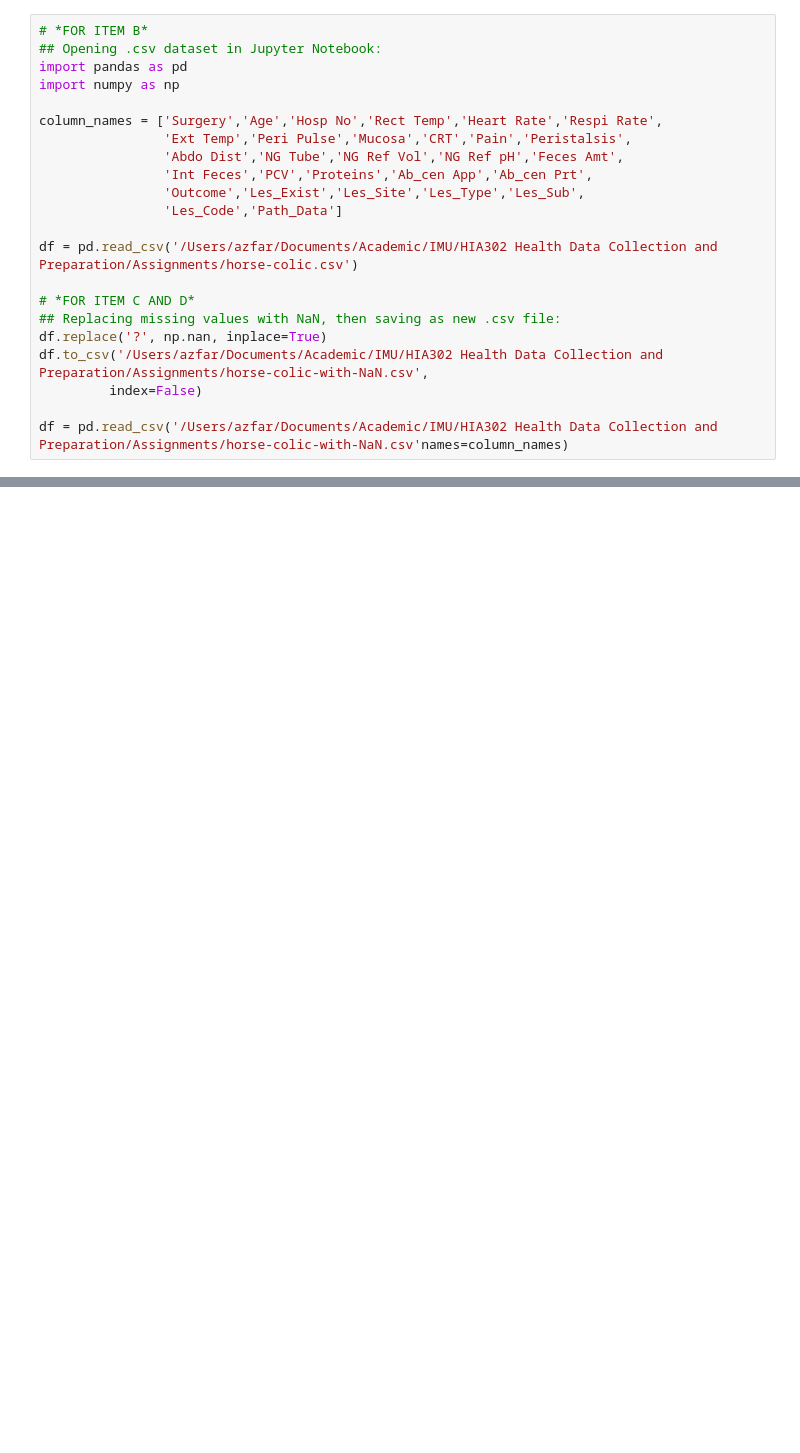
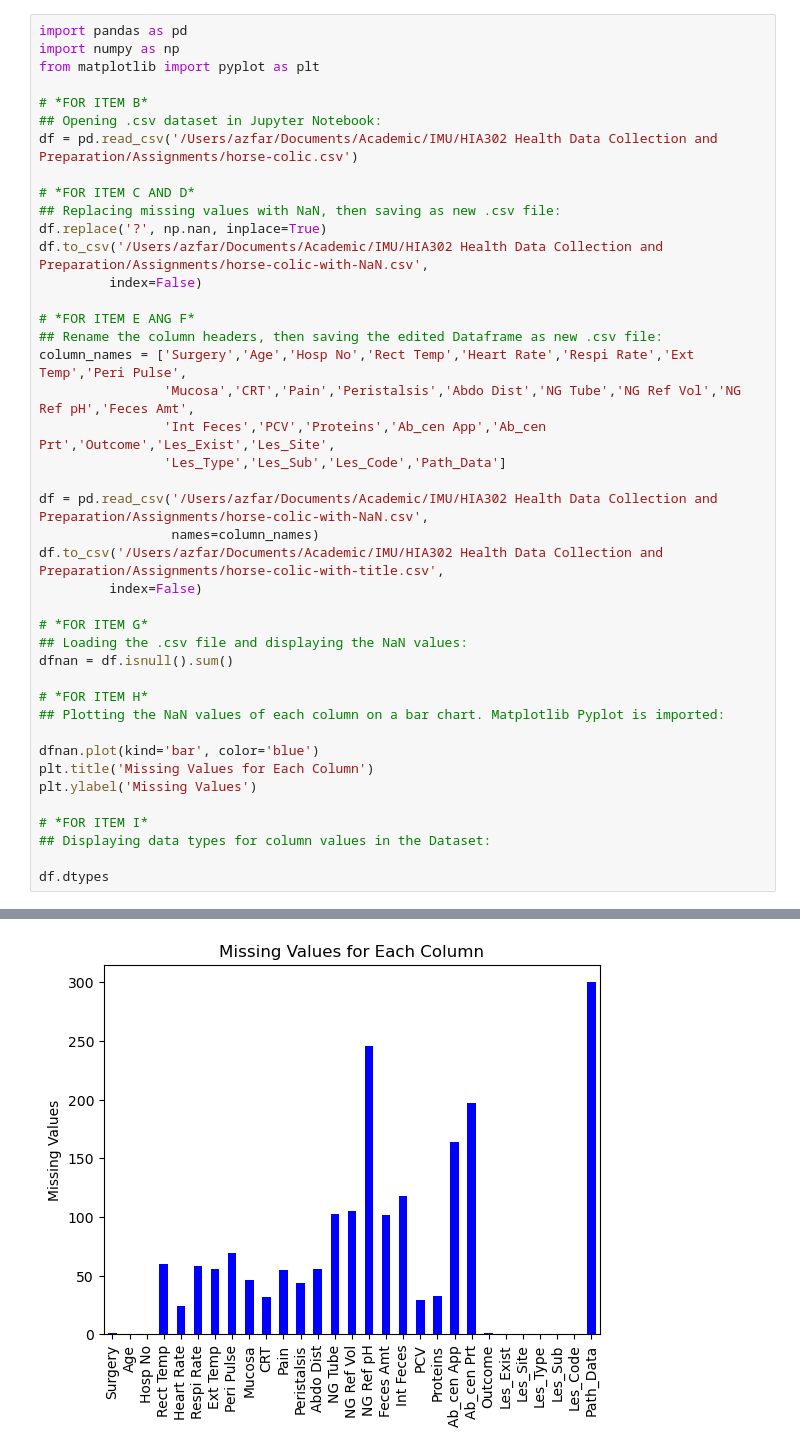
Before and after one commit to aah-41350/data-science, a Jupyter notebook: HIA302_Individual_AZFAR.ipynb, the cells around one changed output, grey strips where cells are left out. Drawn from its saved outputs; the diff is of its cells as text; blank space fills up the shorter version.

Commit message:
Update HIA302_Individual_AZFAR.ipynb
Small edits to code

```diff
--- a/HIA302_Individual_AZFAR.ipynb
+++ b/HIA302_Individual_AZFAR.ipynb
@@ -12,16 +14,10 @@ There are several methods to convert a text file (.txt) to Comma Seperated Value
 # %%
+import pandas as pd
+import numpy as np
+from matplotlib import pyplot as plt
+
 # *FOR ITEM B*
 ## Opening .csv dataset in Jupyter Notebook:
-import pandas as pd
-import numpy as np
-
-column_names = ['Surgery','Age','Hosp No','Rect Temp','Heart Rate','Respi Rate',
-                'Ext Temp','Peri Pulse','Mucosa','CRT','Pain','Peristalsis',
-                'Abdo Dist','NG Tube','NG Ref Vol','NG Ref pH','Feces Amt',
-                'Int Feces','PCV','Proteins','Ab_cen App','Ab_cen Prt',
-                'Outcome','Les_Exist','Les_Site','Les_Type','Les_Sub',
-                'Les_Code','Path_Data']
-
 df = pd.read_csv('/Users/azfar/Documents/Academic/IMU/HIA302 Health Data Collection and Preparation/Assignments/horse-colic.csv')
 
 # *FOR ITEM C AND D*
@@ -30,5 +26,31 @@ df.replace('?', np.nan, inplace=True)
 df.to_csv('/Users/azfar/Documents/Academic/IMU/HIA302 Health Data Collection and Preparation/Assignments/horse-colic-with-NaN.csv',
          index=False)
 
-df = pd.read_csv('/Users/azfar/Documents/Academic/IMU/HIA302 Health Data Collection and Preparation/Assignments/horse-colic-with-NaN.csv'names=column_names)
+# *FOR ITEM E ANG F*
+## Rename the column headers, then saving the edited Dataframe as new .csv file:
+column_names = ['Surgery','Age','Hosp No','Rect Temp','Heart Rate','Respi Rate','Ext Temp','Peri Pulse',
+                'Mucosa','CRT','Pain','Peristalsis','Abdo Dist','NG Tube','NG Ref Vol','NG Ref pH','Feces Amt',
+                'Int Feces','PCV','Proteins','Ab_cen App','Ab_cen Prt','Outcome','Les_Exist','Les_Site',
+                'Les_Type','Les_Sub','Les_Code','Path_Data']
+
+df = pd.read_csv('/Users/azfar/Documents/Academic/IMU/HIA302 Health Data Collection and Preparation/Assignments/horse-colic-with-NaN.csv',
+                 names=column_names)
+df.to_csv('/Users/azfar/Documents/Academic/IMU/HIA302 Health Data Collection and Preparation/Assignments/horse-colic-with-title.csv',
+         index=False)
+
+# *FOR ITEM G*
+## Loading the .csv file and displaying the NaN values:
+dfnan = df.isnull().sum()
+
+# *FOR ITEM H*
+## Plotting the NaN values of each column on a bar chart. Matplotlib Pyplot is imported:
+
+dfnan.plot(kind='bar', color='blue')
+plt.title('Missing Values for Each Column')
+plt.ylabel('Missing Values')
+
+# *FOR ITEM I*
+## Displaying data types for column values in the Dataset:
+
+df.dtypes
 # %% [output]
@@ -51,0 +74 @@ df = pd.read_csv('/Users/azfar/Documents/Academic/IMU/HIA302 Health Data Collect
+[figure, added]
```
Also changed, not shown: parts of 4 cells of this notebook.
